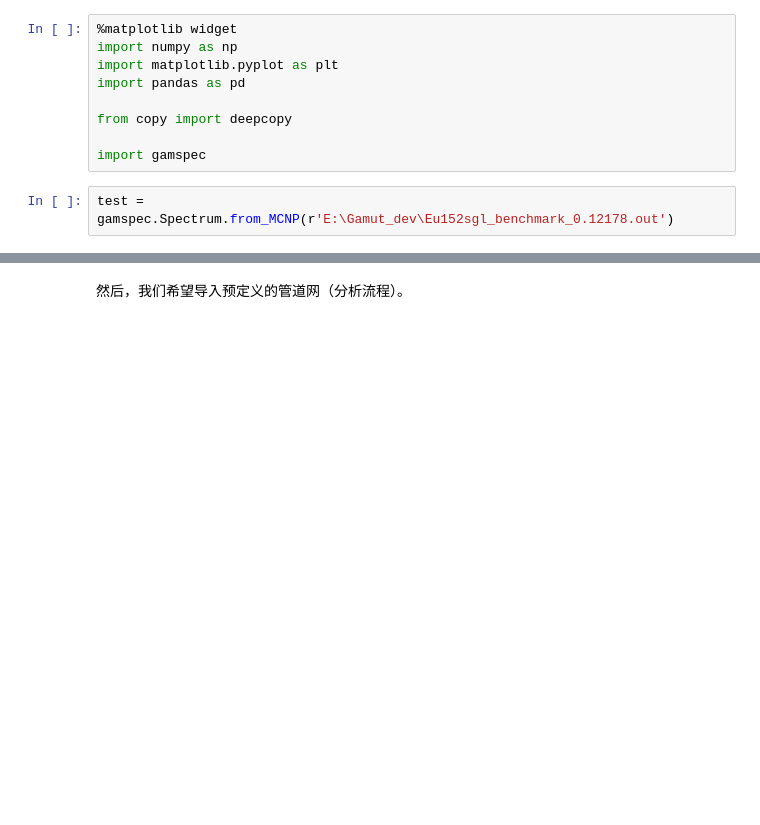
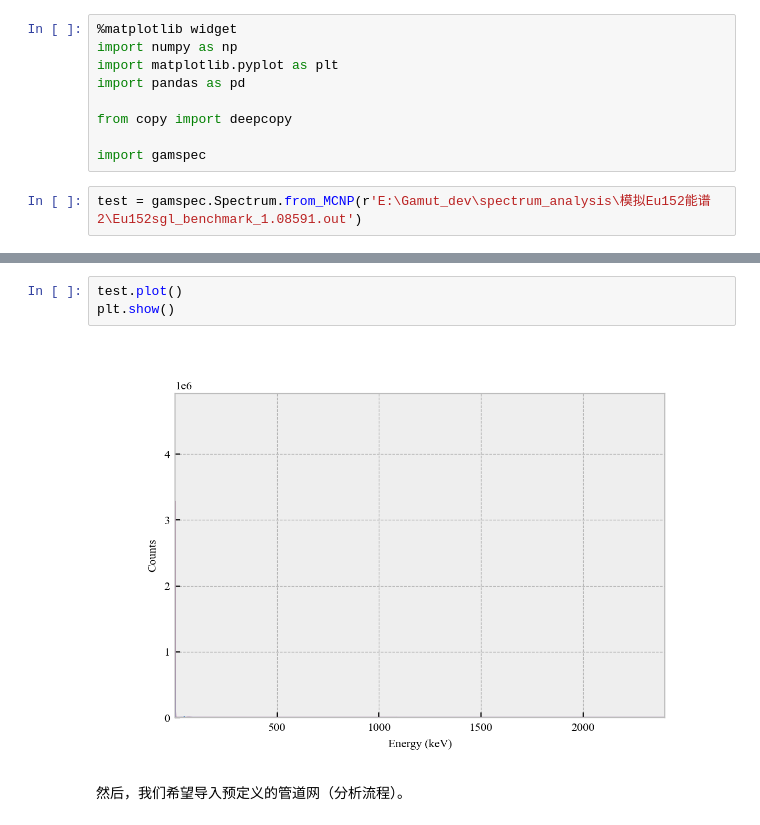
Before and after one commit to thu-inet/Gamut, a Jupyter notebook: 模拟(MCNP)单峰能谱分析.ipynb, the cells around one changed output, grey strips where cells are left out. Saved outputs shown, nothing was run; the diff lists cells and outputs as text; blank space fills up the shorter version.

Commit message:
upgrade pipenet.plot() function

```diff
--- a/模拟(MCNP)单峰能谱分析.ipynb
+++ b/模拟(MCNP)单峰能谱分析.ipynb
@@ -8,4 +8,4 @@ from copy import deepcopy
 
 import gamspec
 # %%
-test = gamspec.Spectrum.from_MCNP(r'E:\Gamut_dev\Eu152sgl_benchmark_0.12178.out')
+test = gamspec.Spectrum.from_MCNP(r'E:\Gamut_dev\spectrum_analysis\模拟Eu152能谱2\Eu152sgl_benchmark_1.08591.out')
@@ -14,3 +27,8 @@ FileNotFoundError: [Errno 2] No such file or directory: 'E:\\Gamut_dev\\Eu152sgl
+# %%
+test.plot()
+plt.show()
+# %% [output]
+[figure, added]
 # %% [markdown]
 然后，我们希望导入预定义的管道网（分析流程）。
 # %%
```
Also changed, not shown: parts of 5 cells of this notebook, 2 other files.
